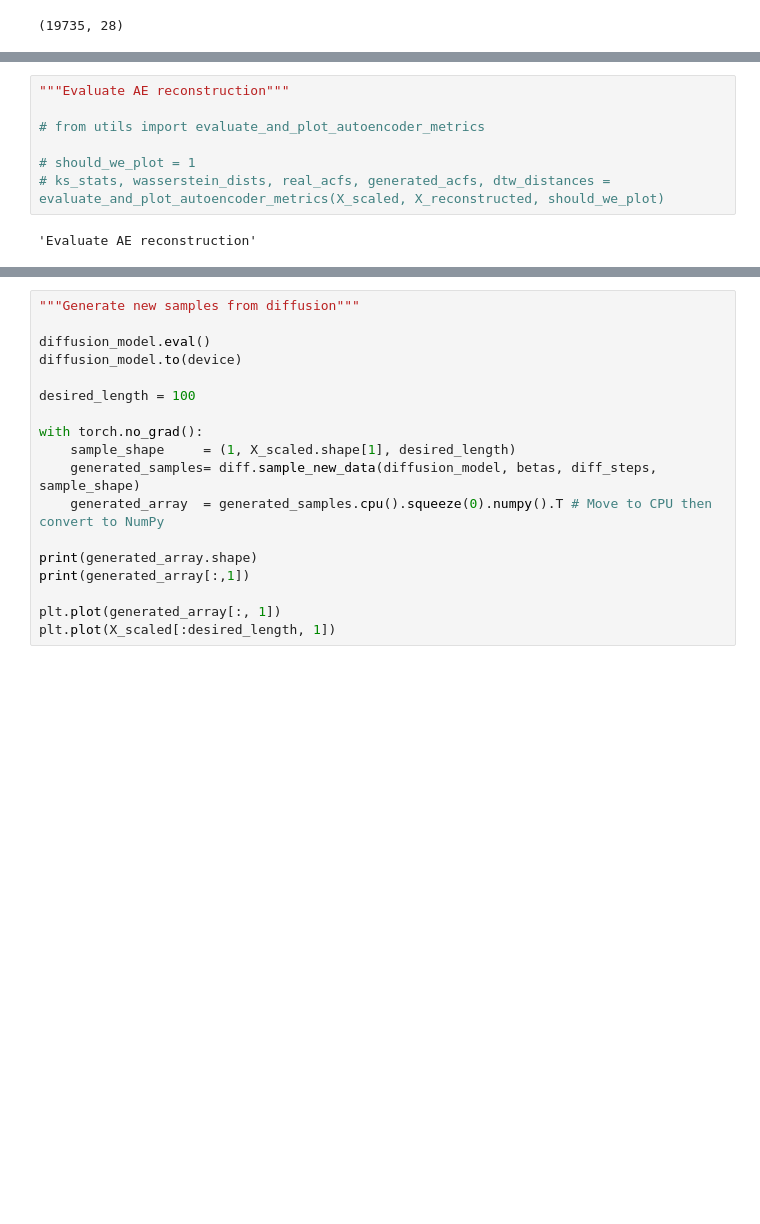
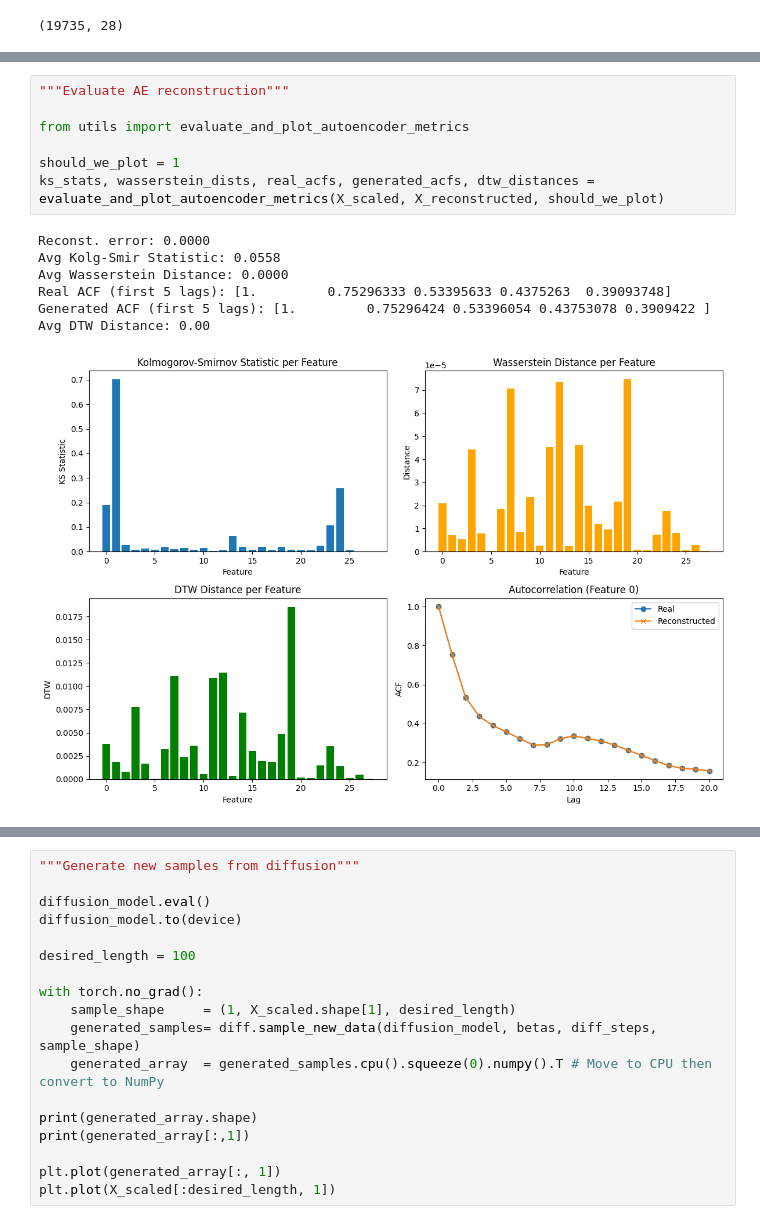
Before and after one commit to abiadf/silofuse_timeseries, a Jupyter notebook: silofuse_notebook.ipynb, the cells around one changed output, grey strips where cells are left out. Cells and saved outputs as stored; diff of their text form; blank space fills up the shorter version.

```diff
--- a/silofuse_notebook.ipynb
+++ b/silofuse_notebook.ipynb
@@ -96,12 +117,18 @@ train_dataset, val_dataset = random_split(dataset, [train_size, valid_size])
 # %%
 """Evaluate AE reconstruction"""
 
-# from utils import evaluate_and_plot_autoencoder_metrics
+from utils import evaluate_and_plot_autoencoder_metrics
 
-# should_we_plot = 1
-# ks_stats, wasserstein_dists, real_acfs, generated_acfs, dtw_distances = evaluate_and_plot_autoencoder_metrics(X_scaled, X_reconstructed, should_we_plot)
+should_we_plot = 1
+ks_stats, wasserstein_dists, real_acfs, generated_acfs, dtw_distances = evaluate_and_plot_autoencoder_metrics(X_scaled, X_reconstructed, should_we_plot)
 # %% [output]
-'Evaluate AE reconstruction'
+Reconst. error: 0.0000
+Avg Kolg-Smir Statistic: 0.0558
+Avg Wasserstein Distance: 0.0000
+Real ACF (first 5 lags): [1.         0.75296333 0.53395633 0.4375263  0.39093748]
+Generated ACF (first 5 lags): [1.         0.75296424 0.53396054 0.43753078 0.3909422 ]
+Avg DTW Distance: 0.00
+[figure, added]
 # %%
 """Setup params for diffusion"""
 
```
Also changed, not shown: parts of 7 cells of this notebook, 1 other file.
